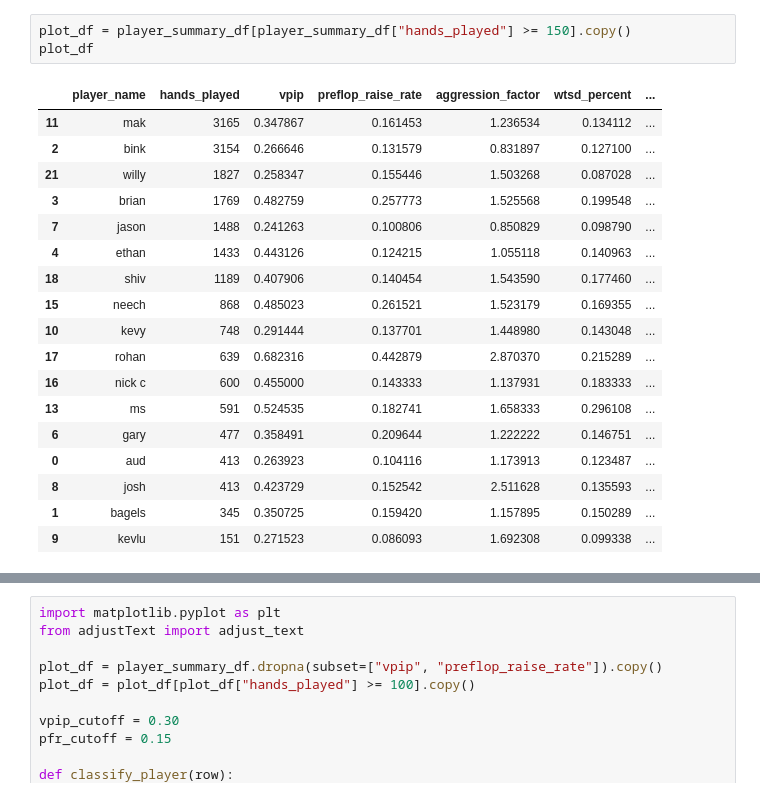
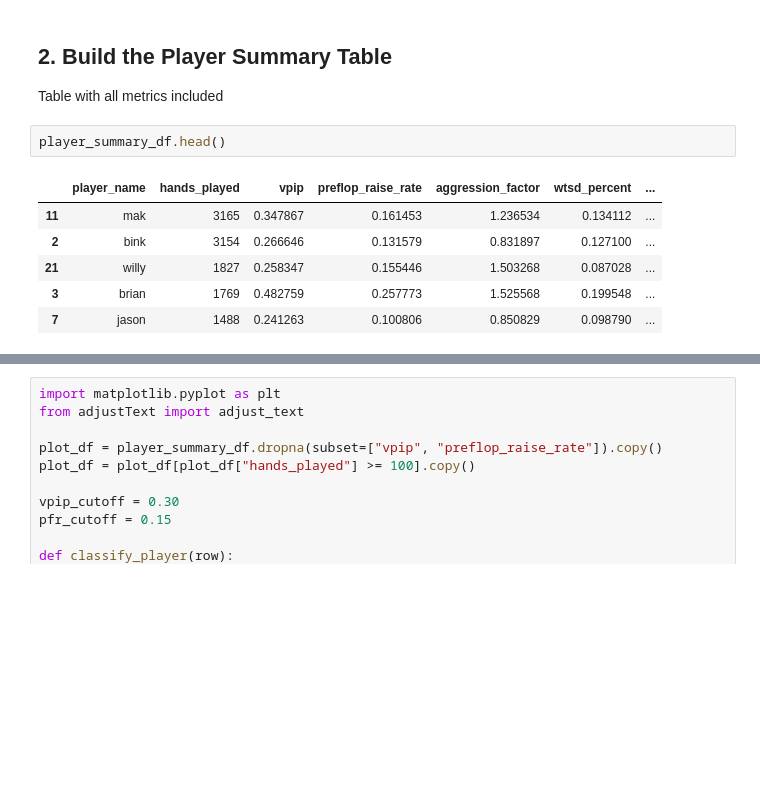
Before and after one commit to eax2101-droid/poker-hand-analytics, a Jupyter notebook: notebooks/poker_analysis.ipynb, the cells around one changed output, grey strips where cells are left out. Cells and saved outputs as stored; diff of their text form; blank space fills up the shorter version.

```diff
--- a/notebooks/poker_analysis.ipynb
+++ b/notebooks/poker_analysis.ipynb
@@ -54,22 +36,13 @@ player_summary_df[
+# %% [markdown]
+## 2. Build the Player Summary Table
+
+Table with all metrics included
 # %%
-plot_df = player_summary_df[player_summary_df["hands_played"] >= 150].copy()
-plot_df
+player_summary_df.head()
 # %% [output]
 |  | player_name | hands_played | vpip | preflop_raise_rate | aggression_factor | wtsd_percent | ... |
 | 11 | mak | 3165 | 0.347867 | 0.161453 | 1.236534 | 0.134112 | ... |
 | 2 | bink | 3154 | 0.266646 | 0.131579 | 0.831897 | 0.127100 | ... |
 | 21 | willy | 1827 | 0.258347 | 0.155446 | 1.503268 | 0.087028 | ... |
 | 3 | brian | 1769 | 0.482759 | 0.257773 | 1.525568 | 0.199548 | ... |
 | 7 | jason | 1488 | 0.241263 | 0.100806 | 0.850829 | 0.098790 | ... |
-| 4 | ethan | 1433 | 0.443126 | 0.124215 | 1.055118 | 0.140963 | ... |
-| 18 | shiv | 1189 | 0.407906 | 0.140454 | 1.543590 | 0.177460 | ... |
-| 15 | neech | 868 | 0.485023 | 0.261521 | 1.523179 | 0.169355 | ... |
-| 10 | kevy | 748 | 0.291444 | 0.137701 | 1.448980 | 0.143048 | ... |
-| 17 | rohan | 639 | 0.682316 | 0.442879 | 2.870370 | 0.215289 | ... |
-| 16 | nick c | 600 | 0.455000 | 0.143333 | 1.137931 | 0.183333 | ... |
-| 13 | ms | 591 | 0.524535 | 0.182741 | 1.658333 | 0.296108 | ... |
-| 6 | gary | 477 | 0.358491 | 0.209644 | 1.222222 | 0.146751 | ... |
-| 0 | aud | 413 | 0.263923 | 0.104116 | 1.173913 | 0.123487 | ... |
-| 8 | josh | 413 | 0.423729 | 0.152542 | 2.511628 | 0.135593 | ... |
-| 1 | bagels | 345 | 0.350725 | 0.159420 | 1.157895 | 0.150289 | ... |
-| 9 | kevlu | 151 | 0.271523 | 0.086093 | 1.692308 | 0.099338 | ... |
```
Also changed, not shown: parts of 13 cells of this notebook, 3 other files.
